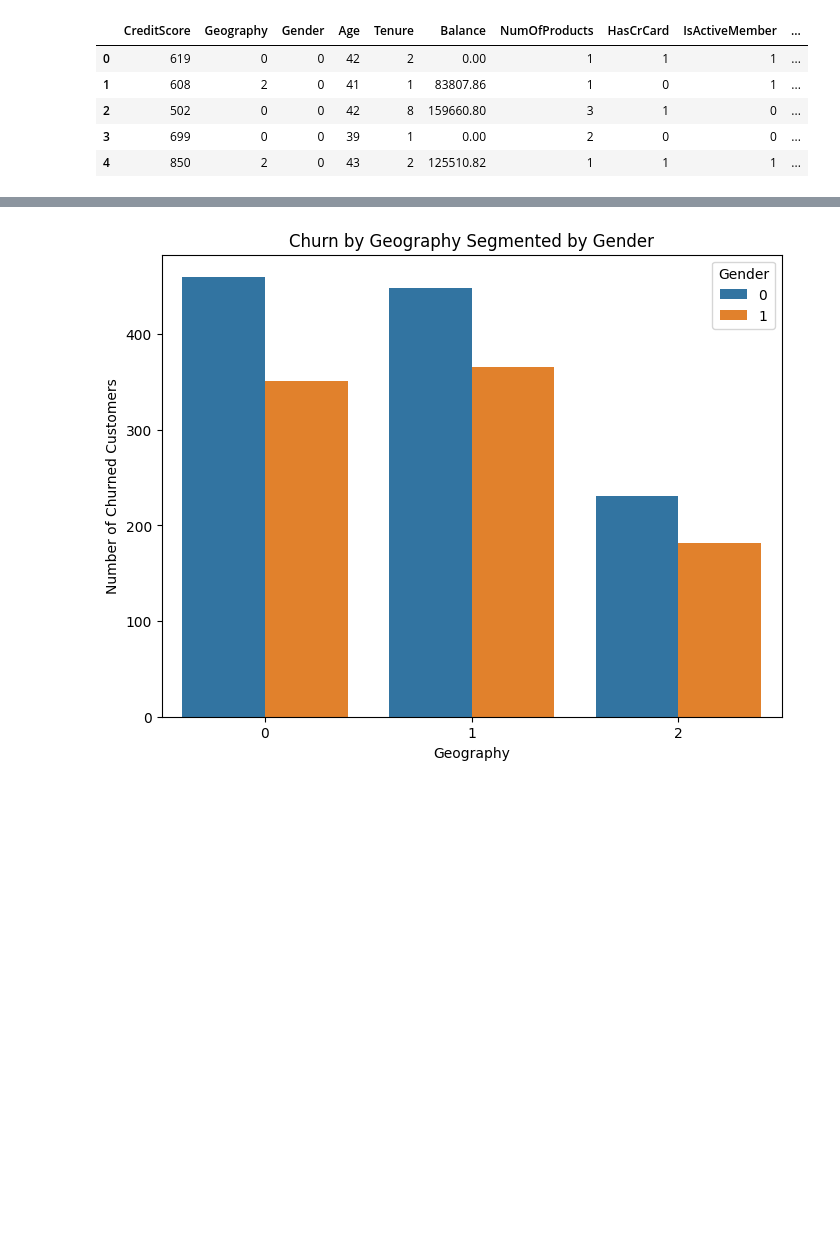
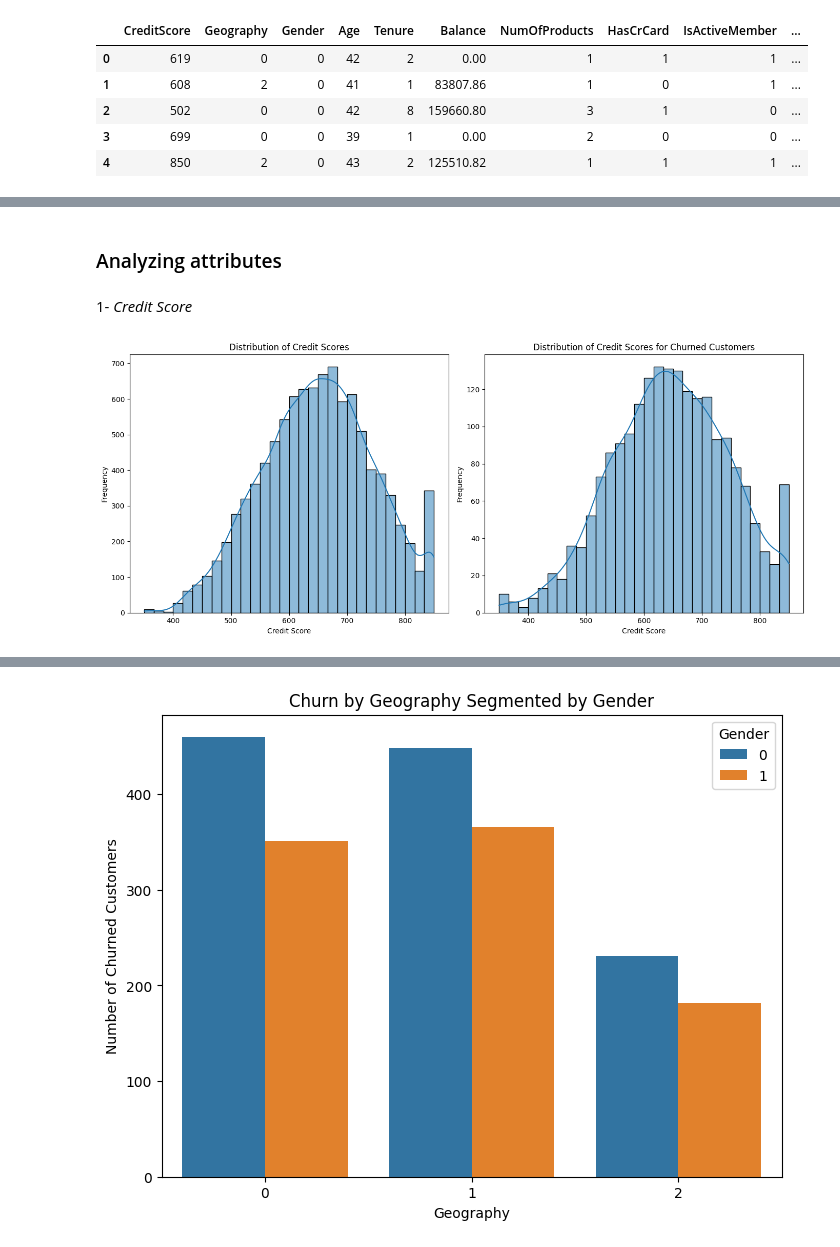
Before and after one commit to MateoPerezSuarez/Bank-Churn-Project, a Jupyter notebook: template.ipynb, the cells around one changed output, grey strips where cells are left out. Drawn from its saved outputs; the diff is of its cells as text; code cells hidden in the pictures; blank space fills up the shorter version.

```diff
--- a/template.ipynb
+++ b/template.ipynb
@@ -63,0 +69,27 @@ df.head()
+# %% [markdown]
+### Analyzing attributes
+# %% [markdown]
+1- *Credit Score*
+# %%
+plt.figure(figsize=(14, 6))
+
+# Credit Scores
+plt.subplot(1, 2, 1)
+sns.histplot(df['CreditScore'], bins=30, kde=True)
+plt.title('Distribution of Credit Scores')
+plt.xlabel('Credit Score')
+plt.ylabel('Frequency')
+
+# Churned Credit Scores
+churned_df = df[df['Exited'] == 1]
+plt.subplot(1, 2, 2)
+sns.histplot(churned_df['CreditScore'], bins=30, kde=True)
+plt.title('Distribution of Credit Scores for Churned Customers')
+plt.xlabel('Credit Score')
+plt.ylabel('Frequency')
+
+
+plt.tight_layout()
+plt.show()
+# %% [output]
+[figure, added]
```
Also changed, not shown: parts of 13 cells of this notebook.
